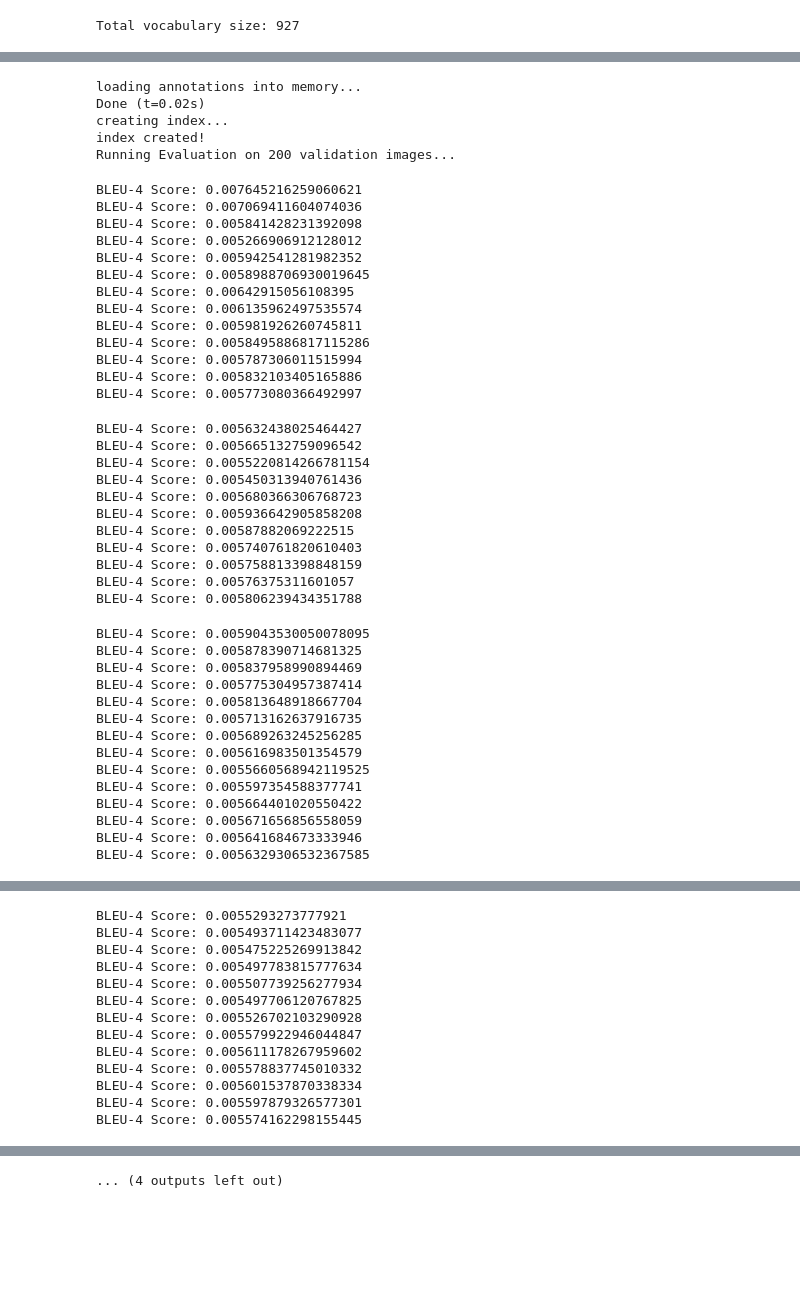
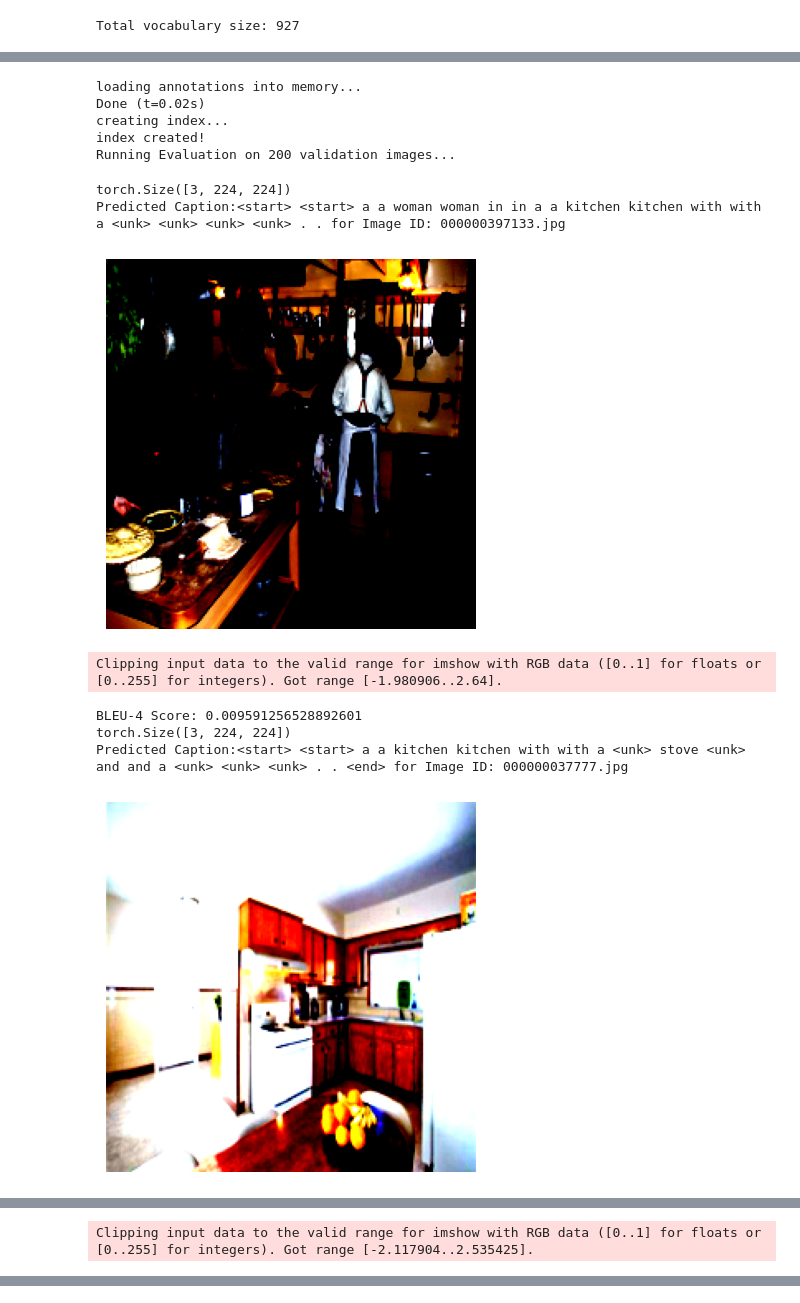
Before and after one commit to mady1987/capstone, a Jupyter notebook: phase_2/training.ipynb, the cells around one changed output, grey strips where cells are left out. Cells and saved outputs as stored; diff of their text form; code cells hidden in the pictures; blank space fills up the shorter version.

Commit message:
predicting captions from image

```diff
--- a/phase_2/training.ipynb
+++ b/phase_2/training.ipynb
@@ -178,78 +216,53 @@ references = {}
 smoothie = SmoothingFunction().method4
 scores = []
 
+import matplotlib.pyplot as plt
+
+
 print("Running Evaluation on 200 validation images...")
-subset_ids = val_img_ids[:200]   # Evaluate on 200 images (faster)
+subset_ids = val_img_ids[:10]   # Evaluate on 200 images (faster)
 
 for img_id in tqdm.tqdm(subset_ids):
     # Load the actual image file name
     img_info = coco_val.loadImgs(img_id)[0]
     file_name = img_info["file_name"]
 
     # Load image
     img_path = f"{VAL_IMAGES_PATH}/{file_name}"
     image = Image.open(img_path).convert("RGB")
-    image = transform(image).unsqueeze(0).to(device)
+    image = transform(image).to(device)
 
-    encoder.eval()
-    decoder.eval()
+    print(image.shape)
 
-    with torch.no_grad():
     # Generate prediction
-        pred_caption = generate_caption(image, encoder, decoder, vocab)
-        pred_tokens = pred_caption.lower().split()
+    pred_caption = generate_caption(image, encoder, decoder, vocab)
+    print(f"Predicted Caption:{pred_caption} for Image ID: {file_name}")
+    plt.imshow(image.permute(1, 2, 0).cpu().numpy())
+    plt.axis('off')
+    plt.show()
+    pred_tokens = pred_caption.lower().split()
 
     # Ground truth captions
     ann_ids = coco_val.getAnnIds(imgIds=img_id)
     anns = coco_val.loadAnns(ann_ids)
     gt_caps = [ann["caption"] for ann in anns]
 
     # Compute BLEU-4
     bleu4 = sentence_bleu(gt_caps, pred_tokens, smoothing_function=smoothie)
     scores.append(bleu4)
 
     print("BLEU-4 Score:", sum(scores) / len(scores))
 # %% [output]
 loading annotations into memory...
 Done (t=0.02s)
 creating index...
 index created!
 Running Evaluation on 200 validation images...
-BLEU-4 Score: 0.007645216259060621
-BLEU-4 Score: 0.007069411604074036
-BLEU-4 Score: 0.005841428231392098
-BLEU-4 Score: 0.005266906912128012
-BLEU-4 Score: 0.005942541281982352
-BLEU-4 Score: 0.0058988706930019645
-BLEU-4 Score: 0.00642915056108395
-BLEU-4 Score: 0.006135962497535574
-BLEU-4 Score: 0.005981926260745811
-BLEU-4 Score: 0.0058495886817115286
-BLEU-4 Score: 0.005787306011515994
-BLEU-4 Score: 0.005832103405165886
-BLEU-4 Score: 0.005773080366492997
+torch.Size([3, 224, 224])
+Predicted Caption:<start> <start> a a woman woman in in a a kitchen kitchen with with a <unk> <unk> <unk> <unk> . . for Image ID: 000000397133.jpg
+[figure, added]
-BLEU-4 Score: 0.005632438025464427
-BLEU-4 Score: 0.005665132759096542
-BLEU-4 Score: 0.0055220814266781154
-BLEU-4 Score: 0.005450313940761436
-BLEU-4 Score: 0.005680366306768723
-BLEU-4 Score: 0.005936642905858208
-BLEU-4 Score: 0.00587882069222515
-BLEU-4 Score: 0.005740761820610403
-BLEU-4 Score: 0.005758813398848159
-BLEU-4 Score: 0.00576375311601057
-BLEU-4 Score: 0.005806239434351788
+Clipping input data to the valid range for imshow with RGB data ([0..1] for floats or [0..255] for integers). Got range [-1.980906..2.64].
-BLEU-4 Score: 0.0059043530050078095
-BLEU-4 Score: 0.005878390714681325
-BLEU-4 Score: 0.005837958990894469
-BLEU-4 Score: 0.005775304957387414
-BLEU-4 Score: 0.005813648918667704
-BLEU-4 Score: 0.005713162637916735
-BLEU-4 Score: 0.005689263245256285
-BLEU-4 Score: 0.005616983501354579
-BLEU-4 Score: 0.0055660568942119525
-BLEU-4 Score: 0.005597354588377741
-BLEU-4 Score: 0.005664401020550422
-BLEU-4 Score: 0.005671656856558059
-BLEU-4 Score: 0.005641684673333946
-BLEU-4 Score: 0.0056329306532367585
+BLEU-4 Score: 0.009591256528892601
+torch.Size([3, 224, 224])
+Predicted Caption:<start> <start> a a kitchen kitchen with with a <unk> stove <unk> and and a <unk> <unk> <unk> . . <end> for Image ID: 000000037777.jpg
+[figure, added]
@@ -270,13 +272 @@ BLEU-4 Score: 0.005457923510234087
-BLEU-4 Score: 0.0055293273777921
-BLEU-4 Score: 0.005493711423483077
-BLEU-4 Score: 0.005475225269913842
-BLEU-4 Score: 0.005497783815777634
-BLEU-4 Score: 0.005507739256277934
-BLEU-4 Score: 0.005497706120767825
-BLEU-4 Score: 0.005526702103290928
-BLEU-4 Score: 0.005579922946044847
-BLEU-4 Score: 0.005611178267959602
-BLEU-4 Score: 0.005578837745010332
-BLEU-4 Score: 0.005601537870338334
-BLEU-4 Score: 0.005597879326577301
-BLEU-4 Score: 0.005574162298155445
+Clipping input data to the valid range for imshow with RGB data ([0..1] for floats or [0..255] for integers). Got range [-2.117904..2.535425].
@@ -368,4 +279,3 @@ BLEU-4 Score: 0.005706009989507591
-... (4 outputs left out)
 # %%
 torch.save({
     'encoder_state_dict': encoder.state_dict(),
```
Also changed, not shown: parts of 6 cells of this notebook.
